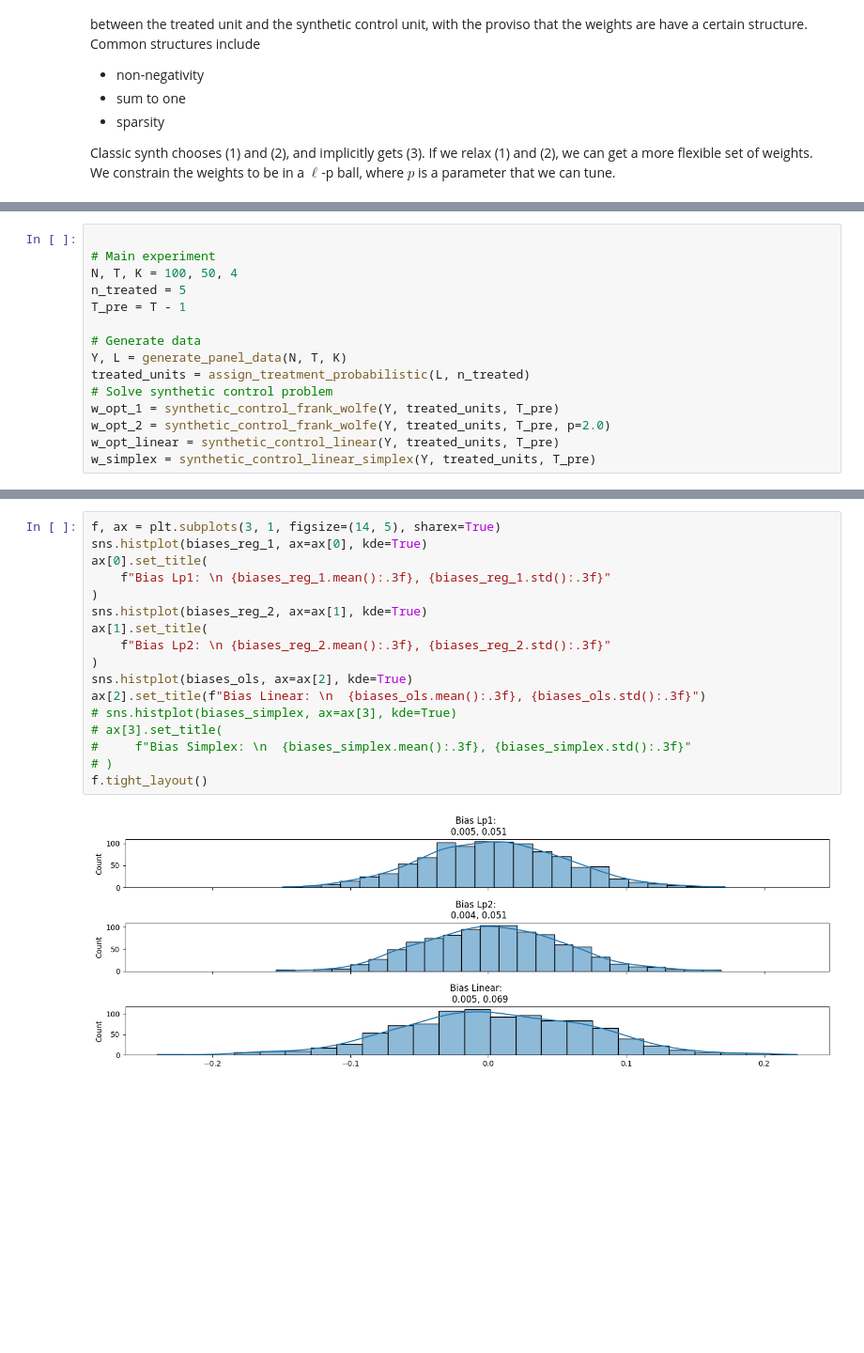
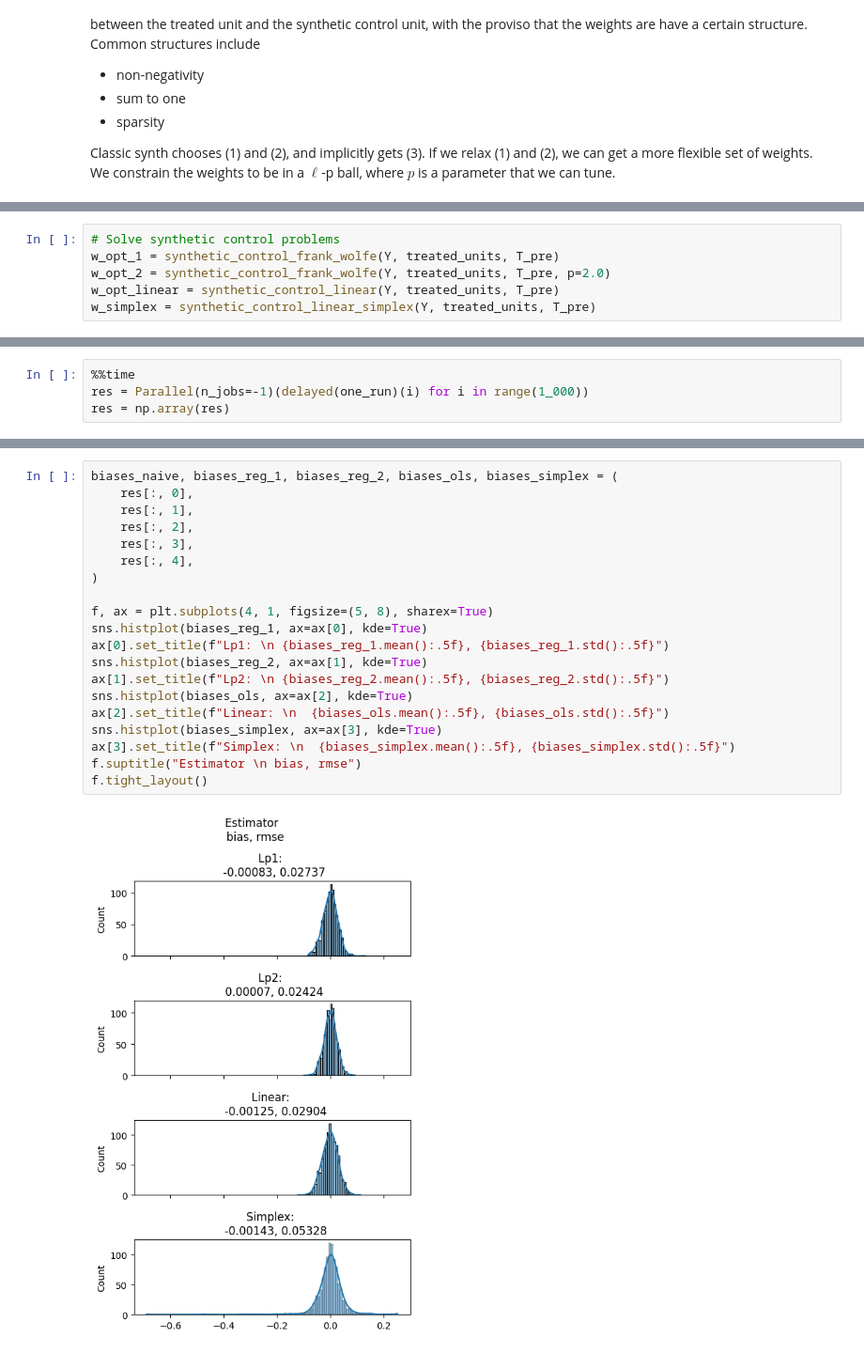
Before and after one commit to apoorvalal/pyensmallen, a Jupyter notebook: notebooks/synth.ipynb, the cells around one changed output, grey strips where cells are left out. Shown at 94% size. Cells and saved outputs as stored; diff of their text form; blank space fills up the shorter version.

Commit message:
add figure and update synth notebook

```diff
--- a/notebooks/synth.ipynb
+++ b/notebooks/synth.ipynb
@@ -100,14 +115,5 @@ def synthetic_control_linear_simplex(Y, treated_units, T_pre, z=1.0):
 # %%
-
-# Main experiment
-N, T, K = 100, 50, 4
-n_treated = 5
-T_pre = T - 1
-
-# Generate data
-Y, L = generate_panel_data(N, T, K)
-treated_units = assign_treatment_probabilistic(L, n_treated)
-# Solve synthetic control problem
+# Solve synthetic control problems
 w_opt_1 = synthetic_control_frank_wolfe(Y, treated_units, T_pre)
 w_opt_2 = synthetic_control_frank_wolfe(Y, treated_units, T_pre, p=2.0)
 w_opt_linear = synthetic_control_linear(Y, treated_units, T_pre)
@@ -158,0 +213,4 @@ biases_reg_1, biases_reg_2, biases_ols, biases_simplex = (
+# %%
+%%time
+res = Parallel(n_jobs=-1)(delayed(one_run)(i) for i in range(1_000))
+res = np.array(res)
@@ -159,19 +220,22 @@ biases_reg_1, biases_reg_2, biases_ols, biases_simplex = (
 # %%
-f, ax = plt.subplots(3, 1, figsize=(14, 5), sharex=True)
+biases_naive, biases_reg_1, biases_reg_2, biases_ols, biases_simplex = (
+    res[:, 0],
+    res[:, 1],
+    res[:, 2],
+    res[:, 3],
+    res[:, 4],
+)
+
+f, ax = plt.subplots(4, 1, figsize=(5, 8), sharex=True)
 sns.histplot(biases_reg_1, ax=ax[0], kde=True)
-ax[0].set_title(
-    f"Bias Lp1: \n {biases_reg_1.mean():.3f}, {biases_reg_1.std():.3f}"
-)
+ax[0].set_title(f"Lp1: \n {biases_reg_1.mean():.5f}, {biases_reg_1.std():.5f}")
 sns.histplot(biases_reg_2, ax=ax[1], kde=True)
-ax[1].set_title(
-    f"Bias Lp2: \n {biases_reg_2.mean():.3f}, {biases_reg_2.std():.3f}"
-)
+ax[1].set_title(f"Lp2: \n {biases_reg_2.mean():.5f}, {biases_reg_2.std():.5f}")
 sns.histplot(biases_ols, ax=ax[2], kde=True)
-ax[2].set_title(f"Bias Linear: \n  {biases_ols.mean():.3f}, {biases_ols.std():.3f}")
-# sns.histplot(biases_simplex, ax=ax[3], kde=True)
-# ax[3].set_title(
-#     f"Bias Simplex: \n  {biases_simplex.mean():.3f}, {biases_simplex.std():.3f}"
-# )
+ax[2].set_title(f"Linear: \n  {biases_ols.mean():.5f}, {biases_ols.std():.5f}")
+sns.histplot(biases_simplex, ax=ax[3], kde=True)
+ax[3].set_title(f"Simplex: \n  {biases_simplex.mean():.5f}, {biases_simplex.std():.5f}")
+f.suptitle("Estimator \n bias, rmse")
 f.tight_layout()
 # %% [output]
-[figure, old version]
+[figure, new version]
```
Also changed, not shown: parts of 10 cells of this notebook.
